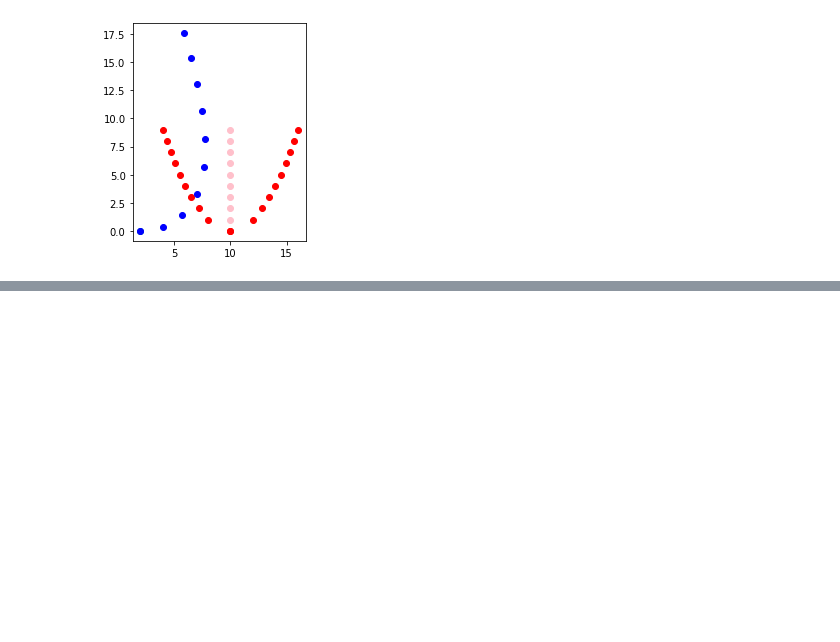
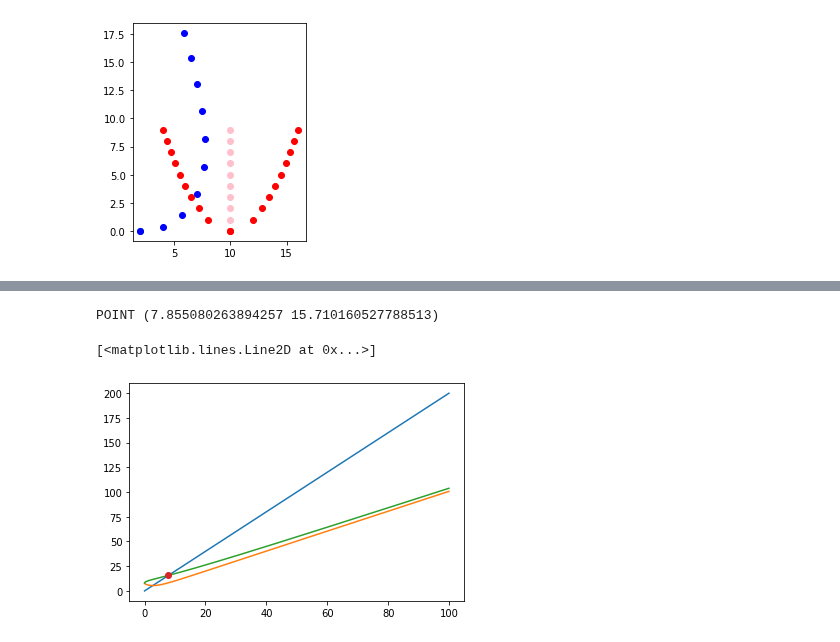
Before and after one commit to Elilgo324/dsd, a Jupyter notebook: worksheet.ipynb, the cells around one changed output, grey strips where cells are left out. Cells and saved outputs as stored; diff of their text form; code cells hidden in the pictures; blank space fills up the shorter version.

Commit message:
meeting points

```diff
--- a/worksheet.ipynb
+++ b/worksheet.ipynb
@@ -40,0 +85,25 @@ plt.show()
+# %%
+import numpy as np
+from shapely.geometry import LineString
+
+X = np.arange(0, 100, 0.1)
+
+f=[robot_walk(x) for x in X]
+g=[left_dist_from_robot(x) for x in X]
+h=[right_dist_from_robot(x) for x in X]
+
+plt.plot(X, f)
+plt.plot(X, g)
+plt.plot(X, h)
+
+first_line = LineString(np.column_stack((X, f)))
+second_line = LineString(np.column_stack((X, g)))
+third_line = LineString(np.column_stack((X, h)))
+intersection = first_line.intersection(third_line)
+
+print(intersection)
+plt.plot(*intersection.xy, 'o')
+# %% [output]
+POINT (7.855080263894257 15.710160527788513)
+[<matplotlib.lines.Line2D at 0x...>]
+[figure, added]
```
Also changed, not shown: parts of 5 cells of this notebook, 3 other files.
